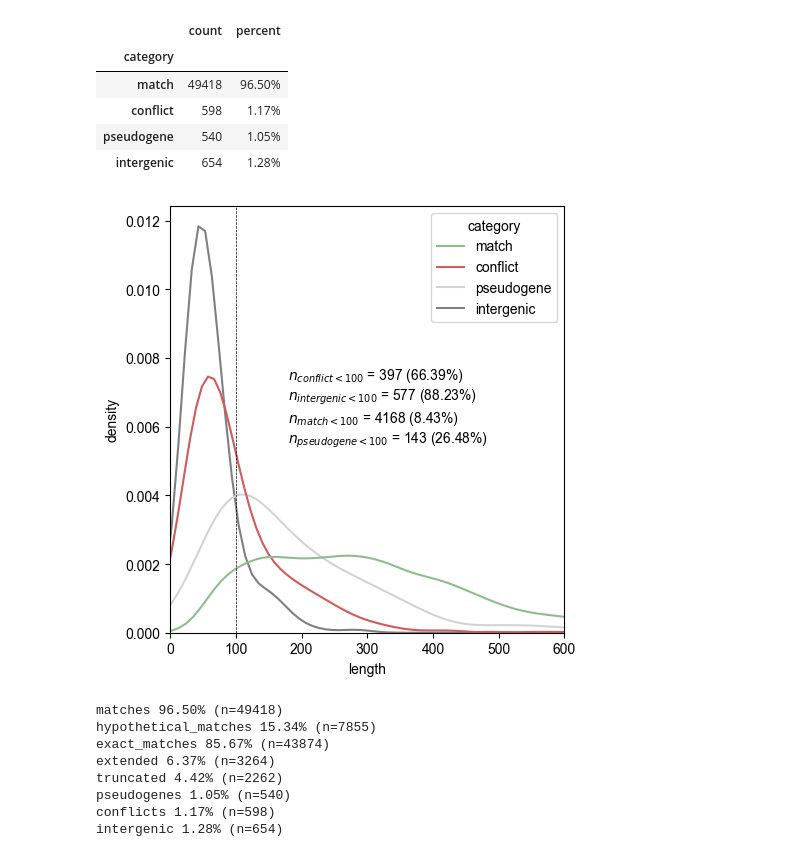
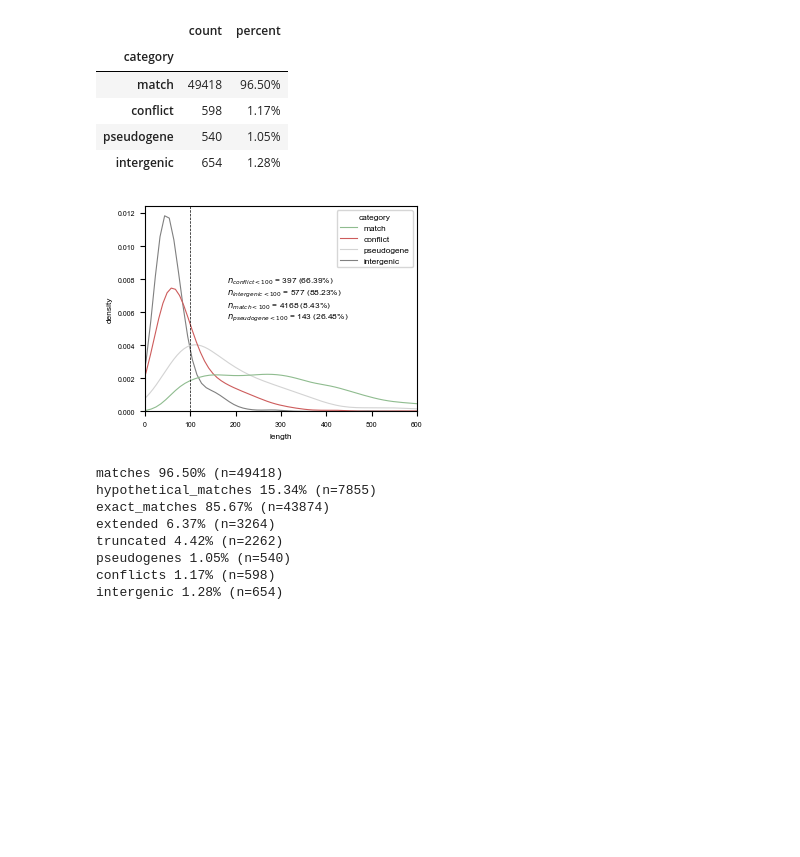
Before and after one commit to pipparichter/frugal, a Jupyter notebook: notebooks/results-2-0.ipynb, the cells around one changed output. Drawn from its saved outputs; the diff is of its cells as text; code cells hidden in the pictures; blank space fills up the shorter version.

```diff
--- a/notebooks/results-2-0.ipynb
+++ b/notebooks/results-2-0.ipynb
@@ -151,31 +146,28 @@ table(dataset_df)
 | pseudogene | 540 | 1.05% |
 | intergenic | 654 | 1.28% |
 # %%
+def figure_1(dataset_df:pd.DataFrame, path:str='../figures/results-2.0_figure-1.pdf'):
 
-def figure(dataset_df:pd.DataFrame):
-
-    fig, ax = plt.subplots(figsize=(5, 5))
+    fig, ax = get_figure()
 
     palette = {'match':'darkseagreen', 'pseudogene':'lightgray', 'intergenic':'gray', 'conflict':'indianred'}
 
-
-    ax_b_df = dataset_df.copy()
+    ax_df = dataset_df.copy()
 
     sns.kdeplot(data=dataset_df, ax=ax, x='length', hue='category', palette=palette, common_norm=False)
     ax.set_ylabel('density')
     ax.set_xlim(xmin=0, xmax=600)
 
     text = ''
-    for category, df in ax_b_df.groupby('category'):
+    for category, df in ax_df.groupby('category'):
         text += get_text(f'{category} < 100', (df.length < 100).sum(), len(df))
     ax.text(0.3, 0.4, text, transform=ax.transAxes, ha='left')
     sns.move_legend(ax, loc='upper right')
     ax.axvline(x=100, ls='--', lw=0.5, color='black')
 
-    fig.tight_layout()
-    plt.show()
+    save_figure(fig, path=path)
 
-figure(dataset_df)
+figure_1(dataset_df)
 # %% [output]
-[figure, old version]
+[figure, new version]
 # %%
```
Also changed, not shown: parts of 5 cells of this notebook, 25 other files.
